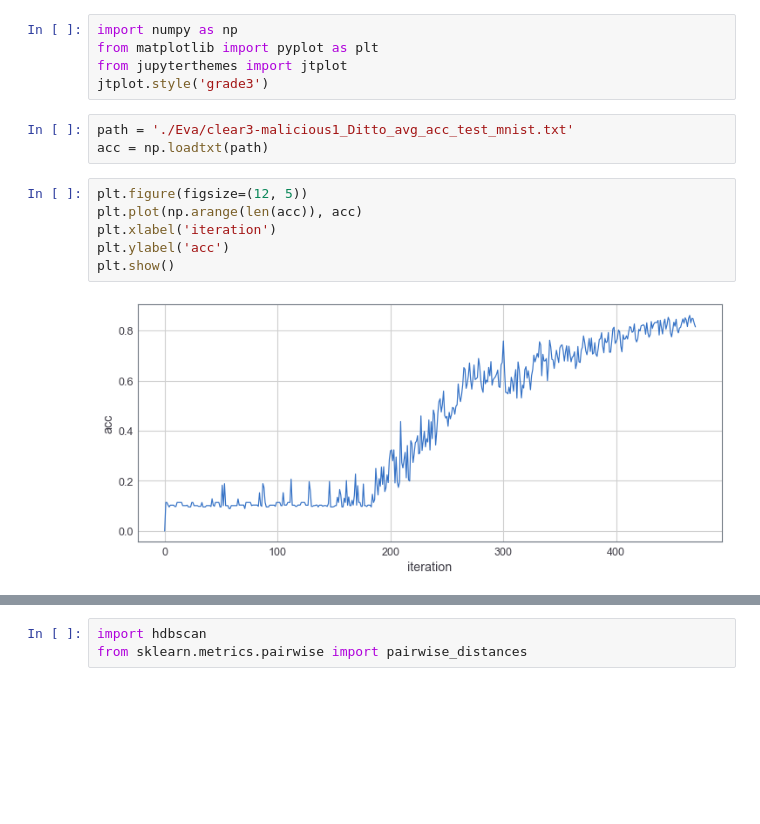
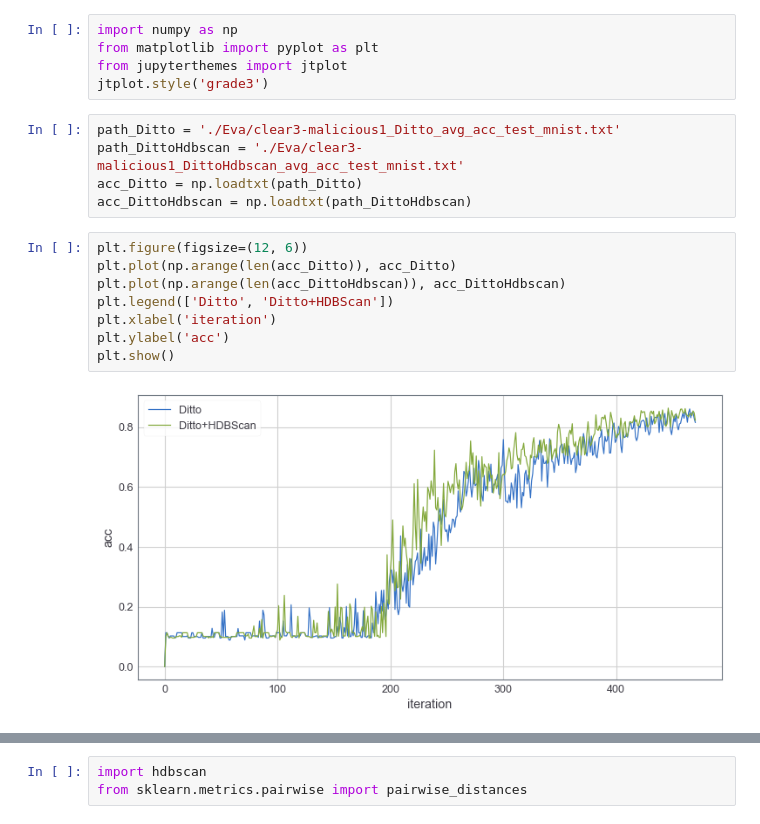
Before and after one commit to Timo9Madrid7/maliciousfl, a Jupyter notebook: myTest.ipynb, the cells around one changed output, grey strips where cells are left out. Saved outputs shown, nothing was run; the diff lists cells and outputs as text; blank space fills up the shorter version.

Commit message:
add HDBScan to Ditto server
- HDBSCAN has been added to Ditto server
- Evaluation has been done under 25% and 40% malicious clients
- update some relevant files

```diff
--- a/myTest.ipynb
+++ b/myTest.ipynb
@@ -3,14 +3,18 @@ import numpy as np
 from matplotlib import pyplot as plt
 from jupyterthemes import jtplot
 jtplot.style('grade3')
-# %%
-path = './Eva/clear3-malicious1_Ditto_avg_acc_test_mnist.txt'
-acc = np.loadtxt(path)
+# %%
+path_Ditto = './Eva/clear3-malicious1_Ditto_avg_acc_test_mnist.txt'
+path_DittoHdbscan = './Eva/clear3-malicious1_DittoHdbscan_avg_acc_test_mnist.txt'
+acc_Ditto = np.loadtxt(path_Ditto)
+acc_DittoHdbscan = np.loadtxt(path_DittoHdbscan)
 # %%
-plt.figure(figsize=(12, 5))
-plt.plot(np.arange(len(acc)), acc)
+plt.figure(figsize=(12, 6))
+plt.plot(np.arange(len(acc_Ditto)), acc_Ditto)
+plt.plot(np.arange(len(acc_DittoHdbscan)), acc_DittoHdbscan)
+plt.legend(['Ditto', 'Ditto+HDBScan'])
 plt.xlabel('iteration')
 plt.ylabel('acc')
 plt.show()
 # %% [output]
-[figure, old version]
+[figure, new version]
```
Also changed, not shown: parts of 7 cells of this notebook, 9 other files.
